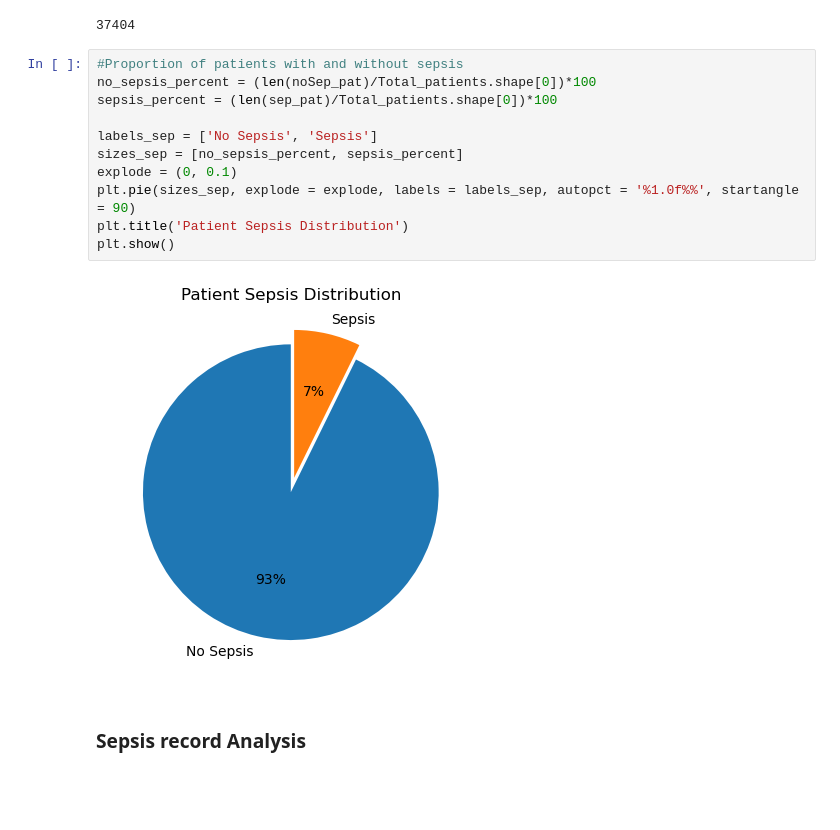
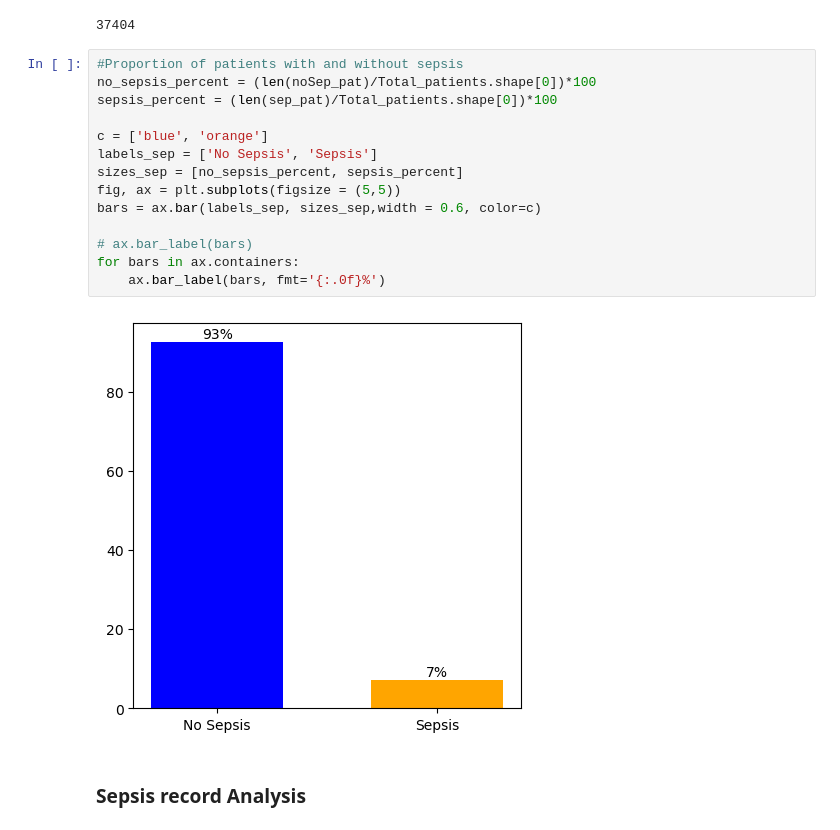
Before and after one commit to KJGVidya/Sepsis_Prediction, a Jupyter notebook: EDA - 01 Sepsis Analysis.ipynb, the cells around one changed output. Cells and saved outputs as stored; diff of their text form; blank space fills up the shorter version.

Commit message:
Corrected Visuals

```diff
--- a/EDA - 01 Sepsis Analysis.ipynb
+++ b/EDA - 01 Sepsis Analysis.ipynb
@@ -178,16 +178,19 @@ len(noSep_pat)
 # %%
 #Proportion of patients with and without sepsis
 no_sepsis_percent = (len(noSep_pat)/Total_patients.shape[0])*100
 sepsis_percent = (len(sep_pat)/Total_patients.shape[0])*100
 
+c = ['blue', 'orange']
 labels_sep = ['No Sepsis', 'Sepsis']
 sizes_sep = [no_sepsis_percent, sepsis_percent]
-explode = (0, 0.1)
-plt.pie(sizes_sep, explode = explode, labels = labels_sep, autopct = '%1.0f%%', startangle = 90)
-plt.title('Patient Sepsis Distribution')
-plt.show()
+fig, ax = plt.subplots(figsize = (5,5))
+bars = ax.bar(labels_sep, sizes_sep,width = 0.6, color=c)
+
+# ax.bar_label(bars)
+for bars in ax.containers:
+    ax.bar_label(bars, fmt='{:.0f}%')
 # %% [output]
-[figure, old version]
+[figure, new version]
 # %% [markdown]
 <h3>Sepsis record Analysis
 # %% [markdown]
```
Also changed, not shown: parts of 12 cells of this notebook.
